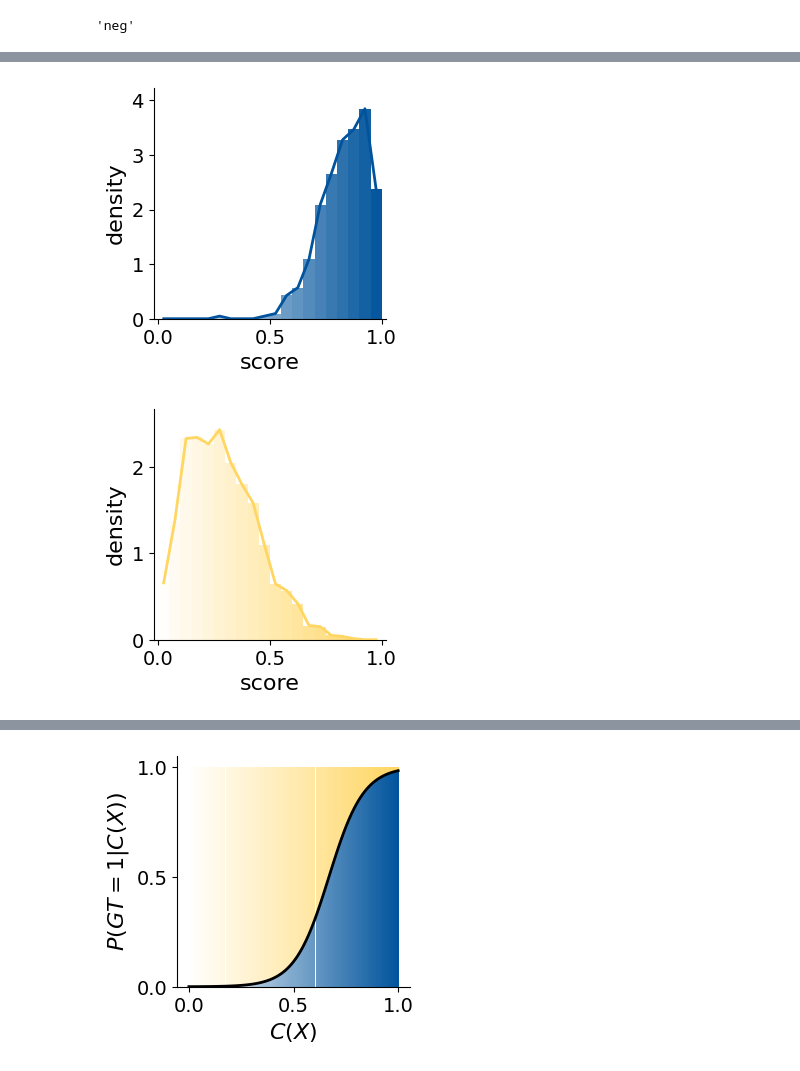
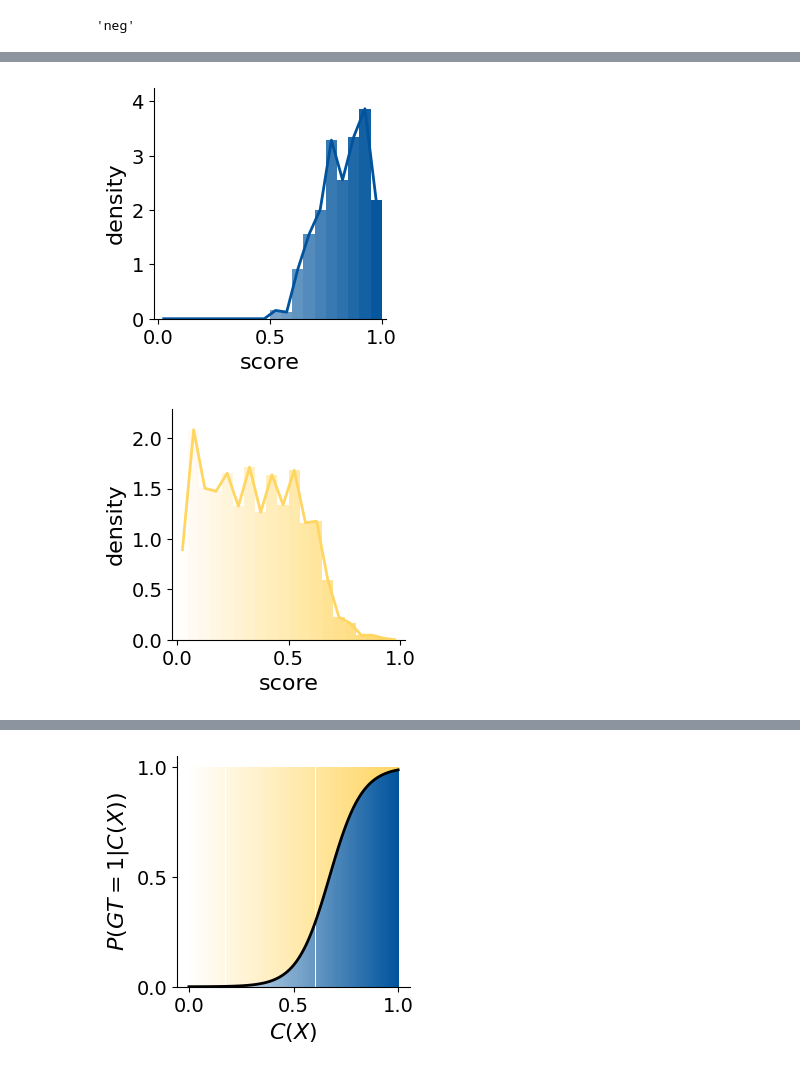
Before and after one commit to avalanchesiqi/pyquantifier, a Jupyter notebook: examples/tutorial.ipynb, the cells around one changed output, grey strips where cells are left out. Drawn from its saved outputs; the diff is of its cells as text; code cells hidden in the pictures.

```diff
--- a/examples/tutorial.ipynb
+++ b/examples/tutorial.ipynb
@@ -163,2 +155,0 @@ sampled_dataset = dataset.select_sample_for_annotation(n=2000, strategy='uniform
-# %%
-annotated_labels = [gt_label_dict[uid] for uid in sampled_dataset.df['uid'].values.tolist()]
@@ -180,0 +156,7 @@ sampled_dataset.df.shape
+# %%
+def select_and_annotate_dataset(dataset, gt_label_dict, n, strategy):
+    # strategy options are 'random', 'uniform', 'neyman'
+    selected_dataset, selection_weights = dataset.select_sample_for_annotation(n=n, strategy=strategy, bins=10)
+    annotated_labels = [gt_label_dict[uid] for uid in selected_dataset.df['uid'].values.tolist()]
+    selected_dataset.annotate_sample(annotated_labels)
+    return selected_dataset, selection_weights
@@ -188,0 +179,2 @@ extrinsic_joint_distribution.plot_five_distributions()
+# %%
+uniform_selected_dataset, uniform_selection_weights = select_and_annotate_dataset(dataset, gt_label_dict, n=2000, strategy='uniform')
@@ -189,10 +185,10 @@ extrinsic_joint_distribution.plot_five_distributions()
 # %%
-sampled_dataset.update_dataset_model(num_bin=20)
+uniform_selected_dataset.update_dataset_model(num_bin=20)
 # %%
-sampled_dataset.class_conditional_densities['pos'].plot(color=ColorPalette['pos'])
+uniform_selected_dataset.class_conditional_densities['pos'].plot(color=ColorPalette['pos'])
 # %% [output]
-[figure, old version]
+[figure, new version]
 # %%
-sampled_dataset.class_conditional_densities['neg'].plot(color=ColorPalette['neg'])
+uniform_selected_dataset.class_conditional_densities['neg'].plot(color=ColorPalette['neg'])
 # %% [output]
-[figure, old version]
+[figure, new version]
```
Also changed, not shown: parts of 26 cells of this notebook, 10 other files.
